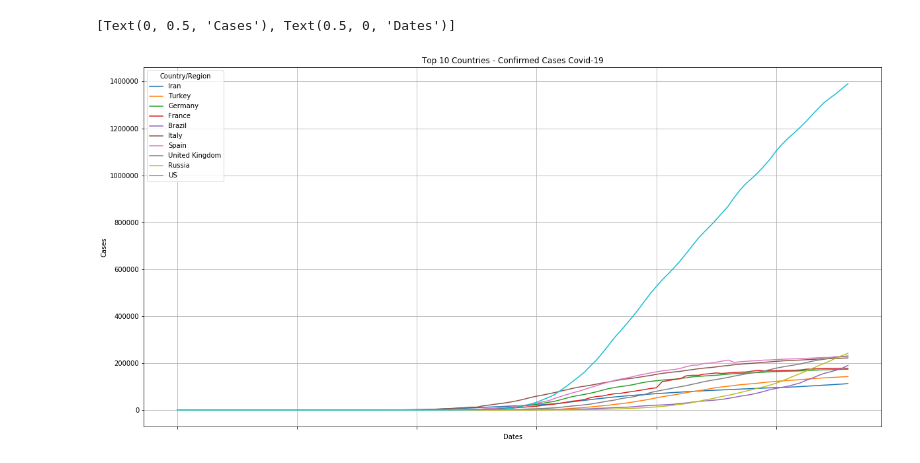
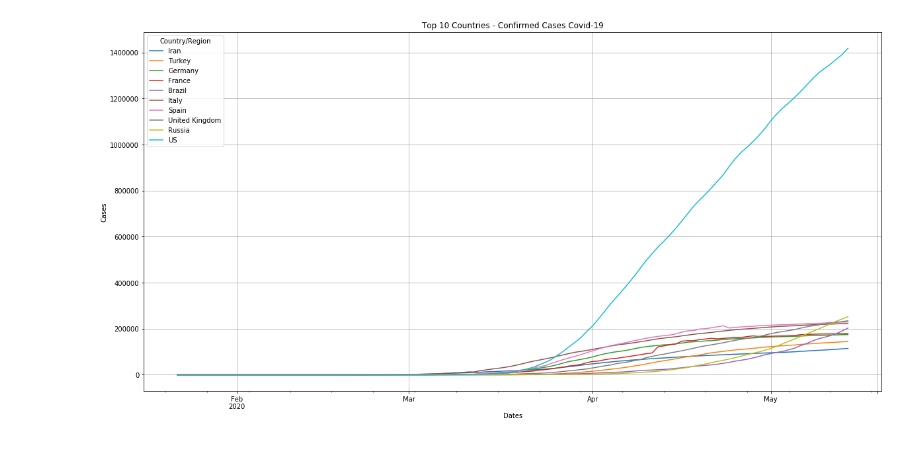
Before and after one commit to ErikSugawara/covid19-visualization-analysis, a Jupyter notebook: covid_visual_analysis.ipynb, the cells around one changed output. Saved outputs shown, nothing was run; the diff lists cells and outputs as text; code cells hidden in the pictures.

Commit message:
Fixed dates on index graphic

```diff
--- a/covid_visual_analysis.ipynb
+++ b/covid_visual_analysis.ipynb
@@ -65,13 +65,11 @@ df_top10
 # %%
 fig = plt.figure(figsize = (20, 10))
-
 ax = fig.add_subplot(1,1,1)
-
-df_top10.T.plot(ax=ax, legend=True)
-ax.tick_params(axis = 'x', labelrotation = 90)
-ax.set_title("Top 10 Countries - Confirmed Cases Covid-19", fontsize = 12)
+df_top10 = df_top10.T
+df_top10.index = pd.to_datetime(df_top10.index)
+df_top10.plot(ax=ax, legend=True)
+ax.set_title("Top 10 Countries - Confirmed Cases Covid-19", fontsize=12)
 ax.grid(True)
-ax.set(xlabel='Dates', ylabel="Cases")
+ax.set(xlabel='Dates', ylabel="Cases");
 # %% [output]
-[Text(0, 0.5, 'Cases'), Text(0.5, 0, 'Dates')]
-[figure, old version]
+[figure, new version]
```
Also changed, not shown: parts of 4 cells of this notebook.
